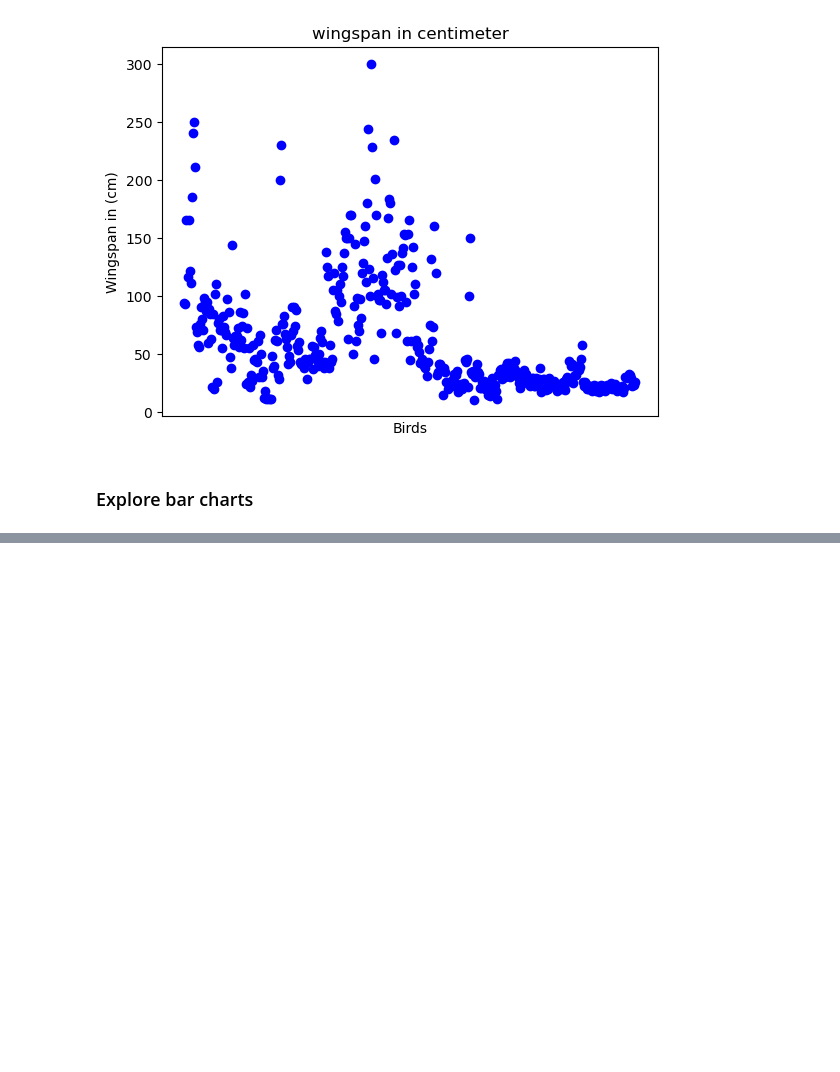
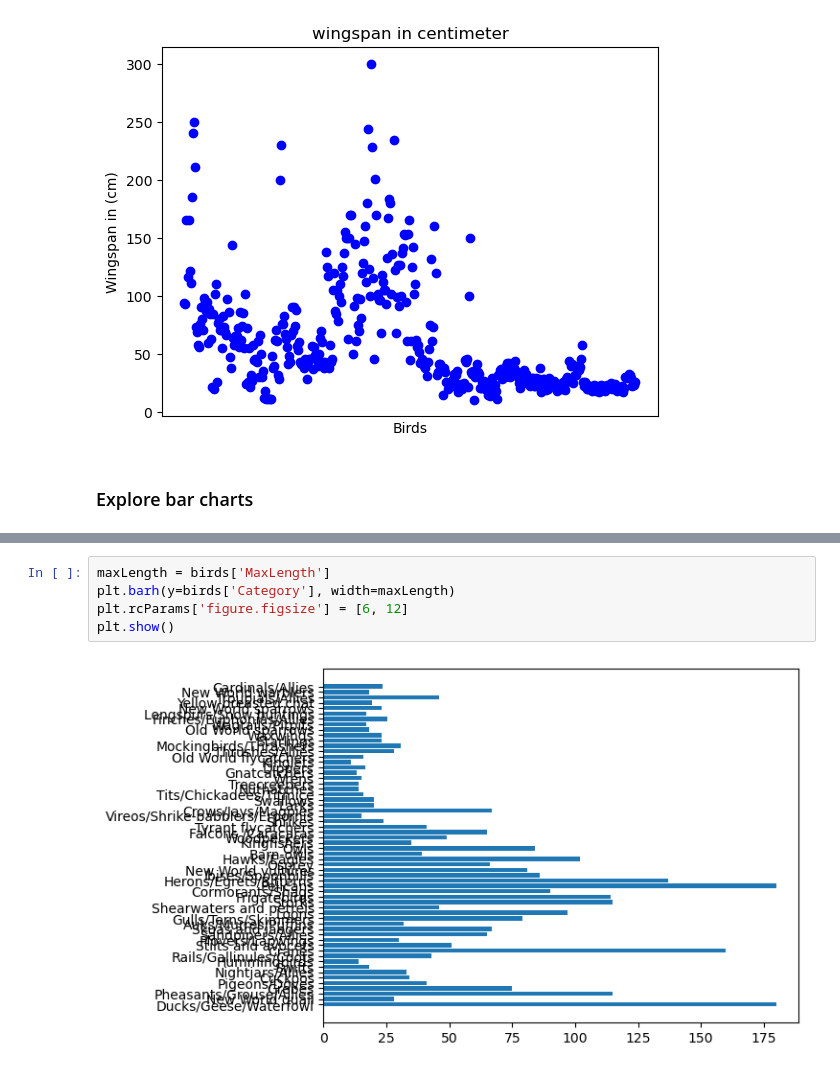
Before and after one commit to TheBangis/ML-4-Beginners-Arewa-Datascience, a Jupyter notebook: 3-Data-Visualization/09-visualization-quantities/notebook.ipynb, the cells around one changed output, grey strips where cells are left out. Saved outputs shown, nothing was run; the diff lists cells and outputs as text; blank space fills up the shorter version.

```diff
--- a/3-Data-Visualization/09-visualization-quantities/notebook.ipynb
+++ b/3-Data-Visualization/09-visualization-quantities/notebook.ipynb
@@ -73,0 +93,7 @@ plt.show()
+# %%
+maxLength = birds['MaxLength']
+plt.barh(y=birds['Category'], width=maxLength)
+plt.rcParams['figure.figsize'] = [6, 12]
+plt.show()
+# %% [output]
+[figure, added]
```
Also changed, not shown: parts of 5 cells of this notebook.
